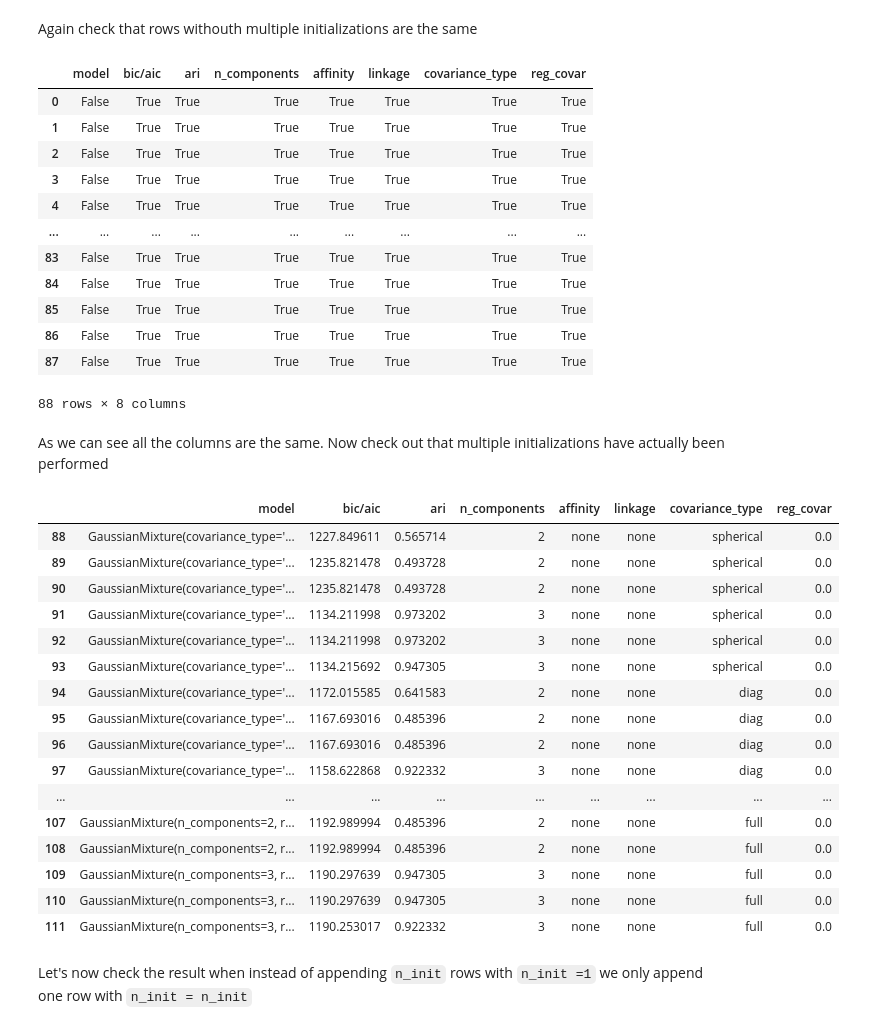
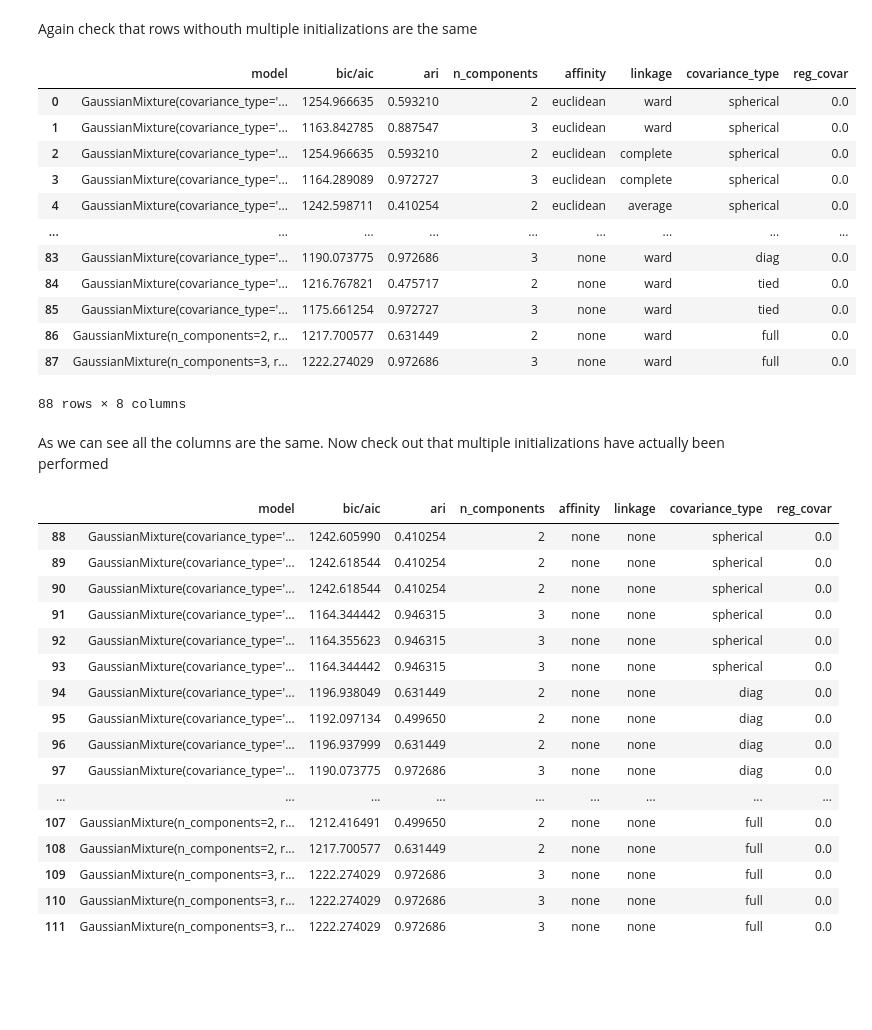
Before and after one commit to PerifanosPrometheus/GiorgioDiSalvo, a Jupyter notebook: autogmm_verification.ipynb, the cells around one changed output. Cells and saved outputs as stored; diff of their text form; code cells hidden in the pictures; blank space fills up the shorter version.

```diff
--- a/autogmm_verification.ipynb
+++ b/autogmm_verification.ipynb
@@ -57,8 +56,0 @@ for angle in range(0, 360):
-# %%
-iteration = 3
-
-gm = GaussianMixture(n_components=2, init_params= "kmeans")
-
-for i in range(iteration):
-    gm.fit(data)
-    print(gm.bic(data))
@@ -69,8 +56,0 @@ for i in range(iteration):
-# %%
-iteration = 3
-
-gm = GaussianMixture(n_components=2, init_params= "kmeans", n_init=5)
-
-for i in range(iteration):
-    print(gm.fit(data))
-    print(gm.bic(data))
@@ -251,20 +224,20 @@ Again check that rows withouth multiple initializations are the same
 # %%
 result_new_df_not_appended = result_new_df.iloc[0: -expected_n_rows_appended]
 
-result_new_df_not_appended == result_df
+result_new_df_not_appended
 # %% [output]
 |  | model | bic/aic | ari | n_components | affinity | linkage | covariance_type | reg_covar |
-| 0 | False | True | True | True | True | True | True | True |
-| 1 | False | True | True | True | True | True | True | True |
-| 2 | False | True | True | True | True | True | True | True |
-| 3 | False | True | True | True | True | True | True | True |
-| 4 | False | True | True | True | True | True | True | True |
+| 0 | GaussianMixture(covariance_type='... | 1254.966635 | 0.593210 | 2 | euclidean | ward | spherical | 0.0 |
+| 1 | GaussianMixture(covariance_type='... | 1163.842785 | 0.887547 | 3 | euclidean | ward | spherical | 0.0 |
+| 2 | GaussianMixture(covariance_type='... | 1254.966635 | 0.593210 | 2 | euclidean | complete | spherical | 0.0 |
+| 3 | GaussianMixture(covariance_type='... | 1164.289089 | 0.972727 | 3 | euclidean | complete | spherical | 0.0 |
+| 4 | GaussianMixture(covariance_type='... | 1242.598711 | 0.410254 | 2 | euclidean | average | spherical | 0.0 |
 | ... | ... | ... | ... | ... | ... | ... | ... | ... |
-| 83 | False | True | True | True | True | True | True | True |
-| 84 | False | True | True | True | True | True | True | True |
-| 85 | False | True | True | True | True | True | True | True |
-| 86 | False | True | True | True | True | True | True | True |
-| 87 | False | True | True | True | True | True | True | True |
+| 83 | GaussianMixture(covariance_type='... | 1190.073775 | 0.972686 | 3 | none | ward | diag | 0.0 |
+| 84 | GaussianMixture(covariance_type='... | 1216.767821 | 0.475717 | 2 | none | ward | tied | 0.0 |
+| 85 | GaussianMixture(covariance_type='... | 1175.661254 | 0.972727 | 3 | none | ward | tied | 0.0 |
+| 86 | GaussianMixture(n_components=2, r... | 1217.700577 | 0.631449 | 2 | none | ward | full | 0.0 |
+| 87 | GaussianMixture(n_components=3, r... | 1222.274029 | 0.972686 | 3 | none | ward | full | 0.0 |
 88 rows × 8 columns
 # %% [markdown]
 As we can see all the columns are the same. Now check out that multiple initializations have actually been performed
@@ -274,21 +247,19 @@ result_new_df_appended = result_new_df.iloc[-expected_n_rows_appended:]
 result_new_df_appended
 # %% [output]
 |  | model | bic/aic | ari | n_components | affinity | linkage | covariance_type | reg_covar |
-| 88 | GaussianMixture(covariance_type='... | 1227.849611 | 0.565714 | 2 | none | none | spherical | 0.0 |
-| 89 | GaussianMixture(covariance_type='... | 1235.821478 | 0.493728 | 2 | none | none | spherical | 0.0 |
-| 90 | GaussianMixture(covariance_type='... | 1235.821478 | 0.493728 | 2 | none | none | spherical | 0.0 |
-| 91 | GaussianMixture(covariance_type='... | 1134.211998 | 0.973202 | 3 | none | none | spherical | 0.0 |
-| 92 | GaussianMixture(covariance_type='... | 1134.211998 | 0.973202 | 3 | none | none | spherical | 0.0 |
-| 93 | GaussianMixture(covariance_type='... | 1134.215692 | 0.947305 | 3 | none | none | spherical | 0.0 |
-| 94 | GaussianMixture(covariance_type='... | 1172.015585 | 0.641583 | 2 | none | none | diag | 0.0 |
-| 95 | GaussianMixture(covariance_type='... | 1167.693016 | 0.485396 | 2 | none | none | diag | 0.0 |
-| 96 | GaussianMixture(covariance_type='... | 1167.693016 | 0.485396 | 2 | none | none | diag | 0.0 |
-| 97 | GaussianMixture(covariance_type='... | 1158.622868 | 0.922332 | 3 | none | none | diag | 0.0 |
+| 88 | GaussianMixture(covariance_type='... | 1242.605990 | 0.410254 | 2 | none | none | spherical | 0.0 |
+| 89 | GaussianMixture(covariance_type='... | 1242.618544 | 0.410254 | 2 | none | none | spherical | 0.0 |
+| 90 | GaussianMixture(covariance_type='... | 1242.618544 | 0.410254 | 2 | none | none | spherical | 0.0 |
+| 91 | GaussianMixture(covariance_type='... | 1164.344442 | 0.946315 | 3 | none | none | spherical | 0.0 |
+| 92 | GaussianMixture(covariance_type='... | 1164.355623 | 0.946315 | 3 | none | none | spherical | 0.0 |
+| 93 | GaussianMixture(covariance_type='... | 1164.344442 | 0.946315 | 3 | none | none | spherical | 0.0 |
+| 94 | GaussianMixture(covariance_type='... | 1196.938049 | 0.631449 | 2 | none | none | diag | 0.0 |
+| 95 | GaussianMixture(covariance_type='... | 1192.097134 | 0.499650 | 2 | none | none | diag | 0.0 |
+| 96 | GaussianMixture(covariance_type='... | 1196.937999 | 0.631449 | 2 | none | none | diag | 0.0 |
+| 97 | GaussianMixture(covariance_type='... | 1190.073775 | 0.972686 | 3 | none | none | diag | 0.0 |
 | ... | ... | ... | ... | ... | ... | ... | ... | ... |
-| 107 | GaussianMixture(n_components=2, r... | 1192.989994 | 0.485396 | 2 | none | none | full | 0.0 |
-| 108 | GaussianMixture(n_components=2, r... | 1192.989994 | 0.485396 | 2 | none | none | full | 0.0 |
-| 109 | GaussianMixture(n_components=3, r... | 1190.297639 | 0.947305 | 3 | none | none | full | 0.0 |
-| 110 | GaussianMixture(n_components=3, r... | 1190.297639 | 0.947305 | 3 | none | none | full | 0.0 |
-| 111 | GaussianMixture(n_components=3, r... | 1190.253017 | 0.922332 | 3 | none | none | full | 0.0 |
+| 107 | GaussianMixture(n_components=2, r... | 1212.416491 | 0.499650 | 2 | none | none | full | 0.0 |
+| 108 | GaussianMixture(n_components=2, r... | 1217.700577 | 0.631449 | 2 | none | none | full | 0.0 |
+| 109 | GaussianMixture(n_components=3, r... | 1222.274029 | 0.972686 | 3 | none | none | full | 0.0 |
+| 110 | GaussianMixture(n_components=3, r... | 1222.274029 | 0.972686 | 3 | none | none | full | 0.0 |
+| 111 | GaussianMixture(n_components=3, r... | 1222.274029 | 0.972686 | 3 | none | none | full | 0.0 |
-# %% [markdown]
-Let's now check the result when instead of appending `n_init` rows with `n_init =1` we only append one row with `n_init = n_init`
```
Also changed, not shown: parts of 16 cells of this notebook.
